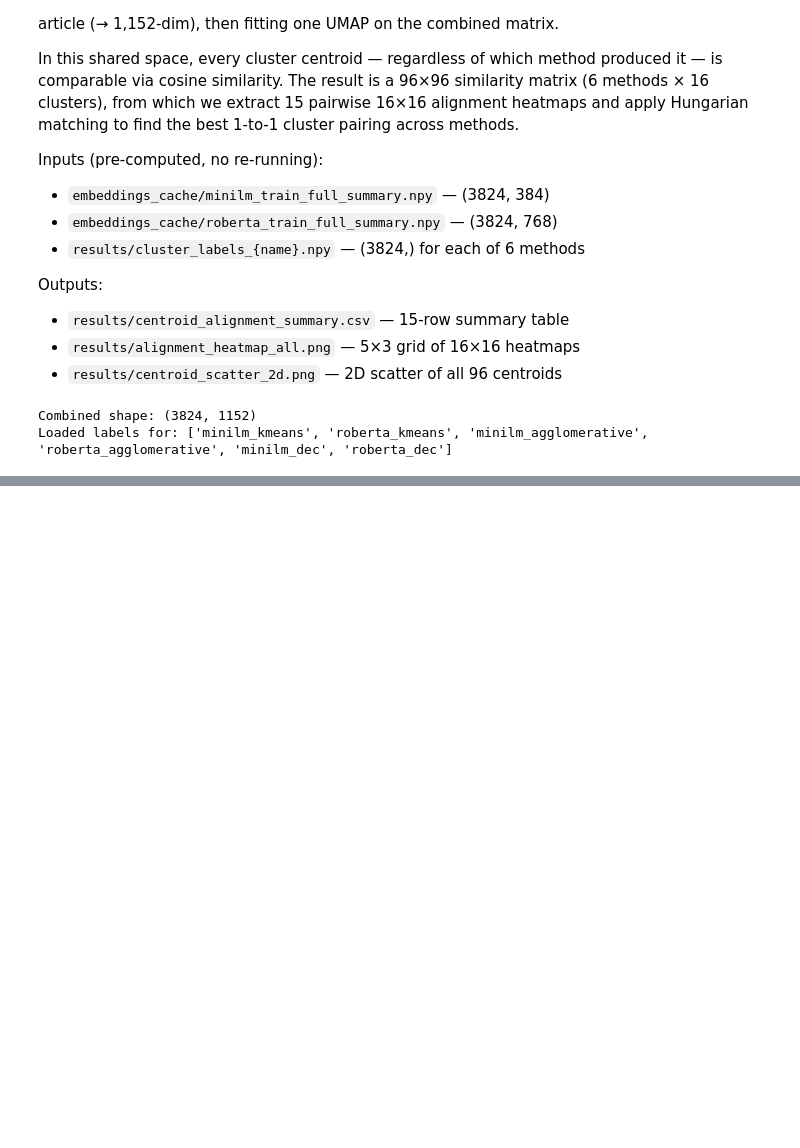
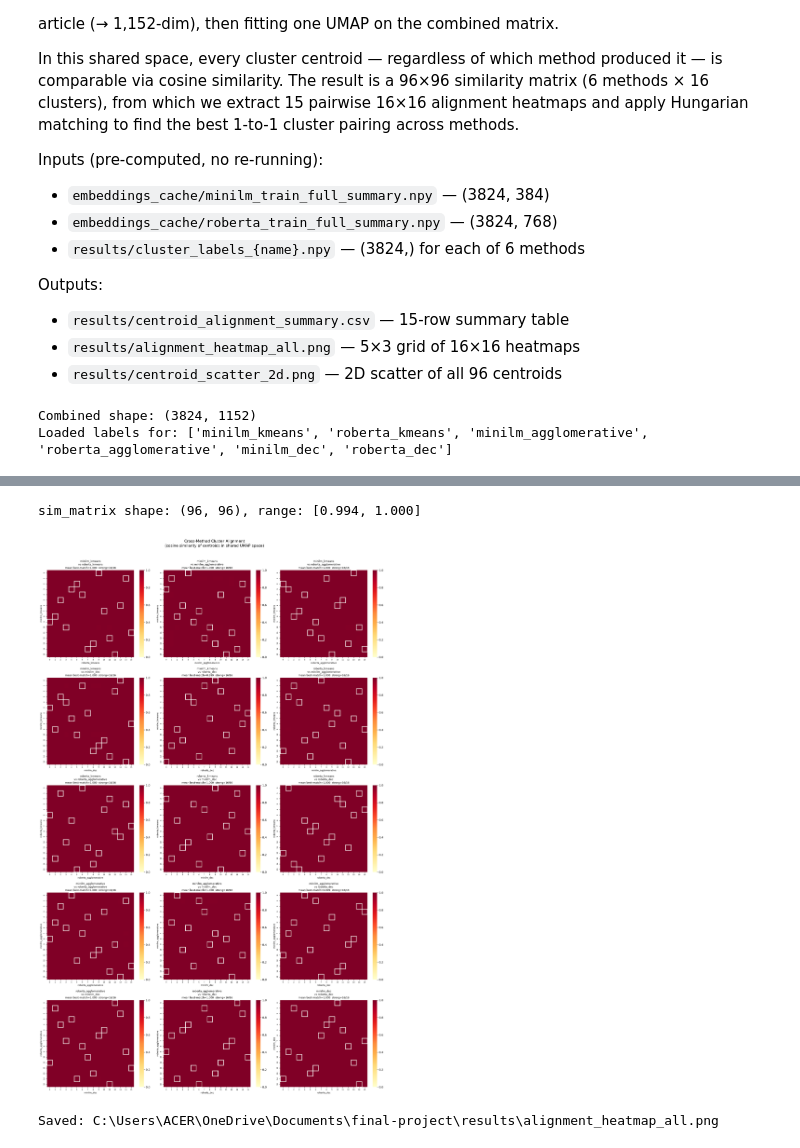
Before and after one commit to dg-ng/auto-labelling, a Jupyter notebook: notebooks/10_cross_method_alignment.ipynb, the cells around one changed output, grey strips where cells are left out. Cells and saved outputs as stored; diff of their text form; code cells hidden in the pictures; blank space fills up the shorter version.

```diff
--- a/notebooks/10_cross_method_alignment.ipynb
+++ b/notebooks/10_cross_method_alignment.ipynb
@@ -111,0 +153,78 @@ Shared UMAP complete: (3824, 50)
+# %%
+# Stack all centroids in METHODS order: 6 methods × 16 clusters = 96 rows
+all_centroids = np.vstack([centroids[name] for name in METHODS])  # (96, 50)
+assert all_centroids.shape == (len(METHODS) * N_CLUSTERS, UMAP_SHARED_DIM)
+
+# Build index: method name → (start, end) row slice
+method_index = {}
+for i, name in enumerate(METHODS):
+    method_index[name] = (i * N_CLUSTERS, (i + 1) * N_CLUSTERS)
+
+# L2-normalise each centroid row, then dot-product → cosine similarity
+all_centroids_norm = normalize(all_centroids)   # (96, 50)
+sim_matrix = all_centroids_norm @ all_centroids_norm.T  # (96, 96)
+
+# Sanity: diagonal should be ≈ 1.0, matrix should be symmetric
+assert np.allclose(np.diag(sim_matrix), 1.0, atol=1e-5), "Diagonal not ≈ 1.0"
+assert np.allclose(sim_matrix, sim_matrix.T, atol=1e-6), "Matrix not symmetric"
+print(f"sim_matrix shape: {sim_matrix.shape}, range: [{sim_matrix.min():.3f}, {sim_matrix.max():.3f}]")
+# %% [output]
+sim_matrix shape: (96, 96), range: [0.994, 1.000]
+# %%
+# pairs defined here; cell 7 reuses it without recomputing
+pairs = list(combinations(METHODS, 2))   # 15 pairs
+assert len(pairs) == 15
+
+fig, axes = plt.subplots(5, 3, figsize=(18, 28))
+axes_flat = axes.flatten()
+
+for ax, (method_a, method_b) in zip(axes_flat, pairs):
+    sa, ea = method_index[method_a]
+    sb, eb = method_index[method_b]
+    sub = sim_matrix[sa:ea, sb:eb]   # (16, 16)
+
+    # Hungarian matching: maximise similarity → minimise negative similarity
+    row_ind, col_ind = linear_sum_assignment(-sub)
+    mean_best = float(sub[row_ind, col_ind].mean())
+    strong = int((sub[row_ind, col_ind] > STRONG_ALIGN_THRESHOLD).sum())
+
+    sns.heatmap(
+        sub,
+        ax=ax,
+        vmin=0, vmax=1,
+        cmap="YlOrRd",
+        cbar=True,
+        xticklabels=range(N_CLUSTERS),
+        yticklabels=range(N_CLUSTERS),
+        linewidths=0,
+    )
+
+    # Annotate the Hungarian-matched pairs with white squares
+    for r, c in zip(row_ind, col_ind):
+        ax.add_patch(plt.Rectangle(
+            (c, r), 1, 1,
+            fill=False, edgecolor="white", lw=2,
+        ))
+
+    ax.set_title(
+        f"{method_a}\nvs {method_b}\n"
+        f"mean best-match={mean_best:.3f}  strong={strong}/{N_CLUSTERS}",
+        fontsize=9,
+    )
+    ax.set_xlabel(method_b, fontsize=8)
+    ax.set_ylabel(method_a, fontsize=8)
+    ax.tick_params(labelsize=6)
+
+fig.suptitle(
+    "Cross-Method Cluster Alignment\n(cosine similarity of centroids in shared UMAP space)",
+    fontsize=14, y=1.01,
+)
+plt.tight_layout()
+
+out_path = REPO_ROOT / "results" / "alignment_heatmap_all.png"
+fig.savefig(out_path, dpi=120, bbox_inches="tight")
+plt.show()
+print(f"Saved: {out_path}")
+# %% [output]
+[figure, added]
+Saved: C:\Users\ACER\OneDrive\Documents\final-project\results\alignment_heatmap_all.png
```
Also changed, not shown: parts of 2 cells of this notebook.
